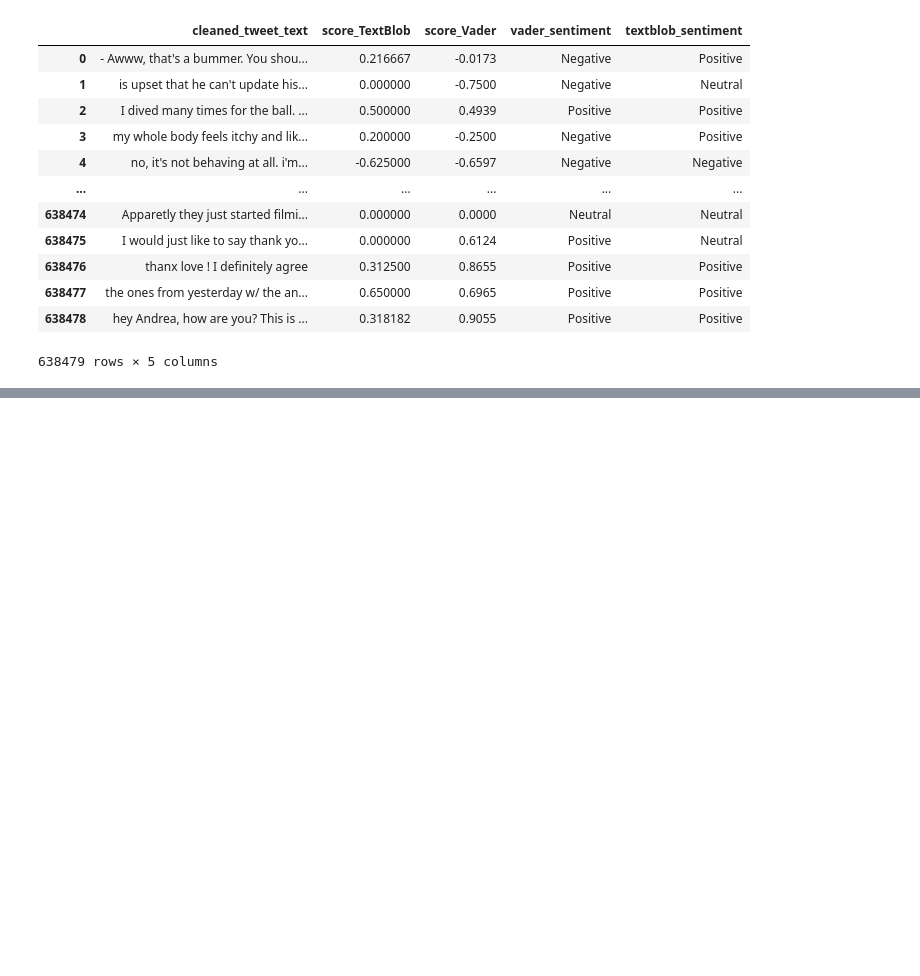
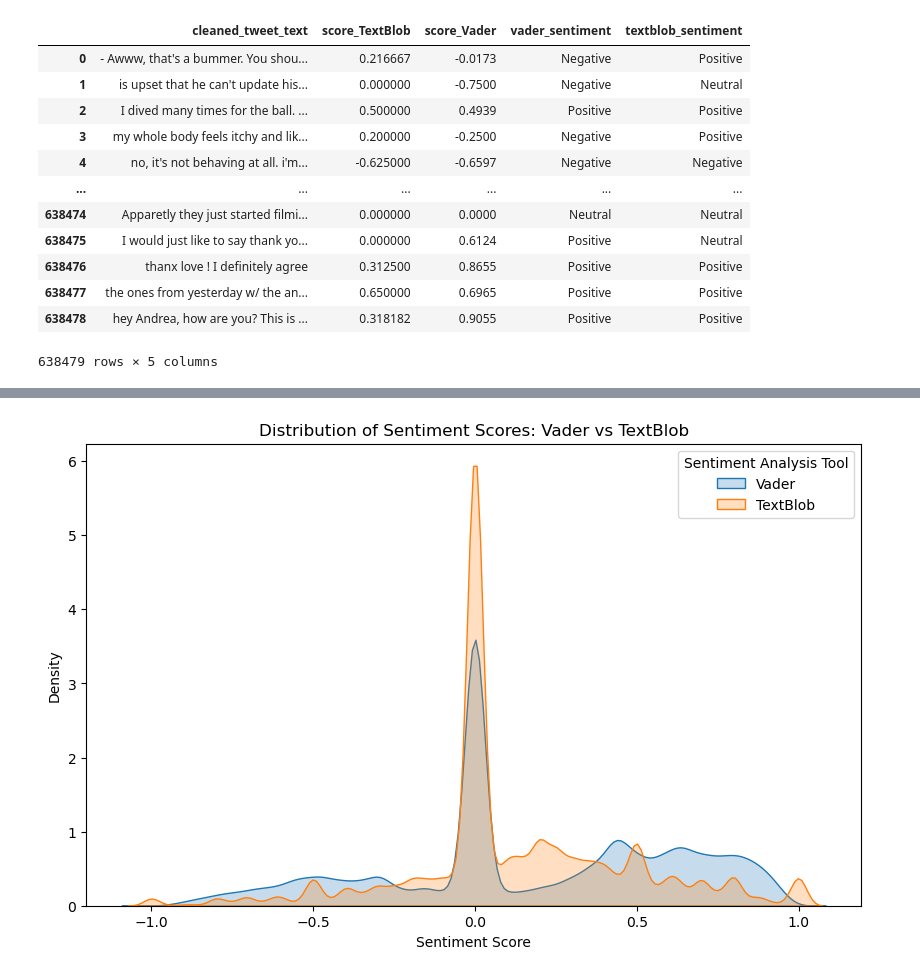
Before and after one commit to 2014222-student-cct-ie/2024--Semester-2--CA2, a Jupyter notebook: Part 2- 2014222 - Semester 2 CA-02 -May 2024-.ipynb, the cells around one changed output, grey strips where cells are left out. Drawn from its saved outputs; the diff is of its cells as text; code cells hidden in the pictures; blank space fills up the shorter version.

```diff
--- a/Part 2- 2014222 - Semester 2 CA-02 -May 2024-.ipynb
+++ b/Part 2- 2014222 - Semester 2 CA-02 -May 2024-.ipynb
@@ -378,0 +465,22 @@ tweets_dataset.to_csv('sentiment_score_and_labeled_tweets.csv', index=False)
+# %%
+# Plotting the distribution of Vader and TextBlob sentiment scores
+
+plt.figure(figsize=(10, 6))
+
+# KDE plot for Vader scores
+
+sns.kdeplot(data=tweets_dataset, x='vader_score', label="Vader", shade=True)
+
+# KDE plot for TextBlob scores
+
+sns.kdeplot(data=tweets_dataset, x='textblob_score', label="TextBlob", shade=True)
+
+# Adding titles and labels
+
+plt.title("Distribution of Sentiment Scores: Vader vs TextBlob")
+plt.xlabel("Sentiment Score")
+plt.ylabel("Density")
+plt.legend(title='Sentiment Analysis Tool')
+plt.show()
+# %% [output]
+[figure, added]
```
Also changed, not shown: parts of 44 cells of this notebook.
